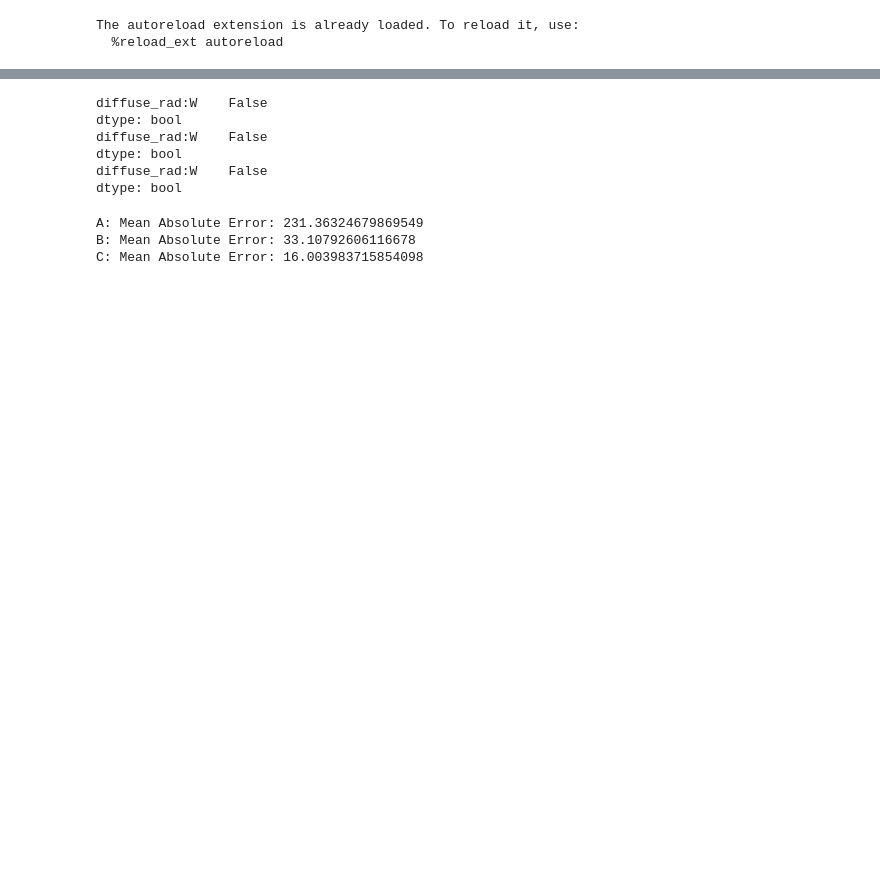
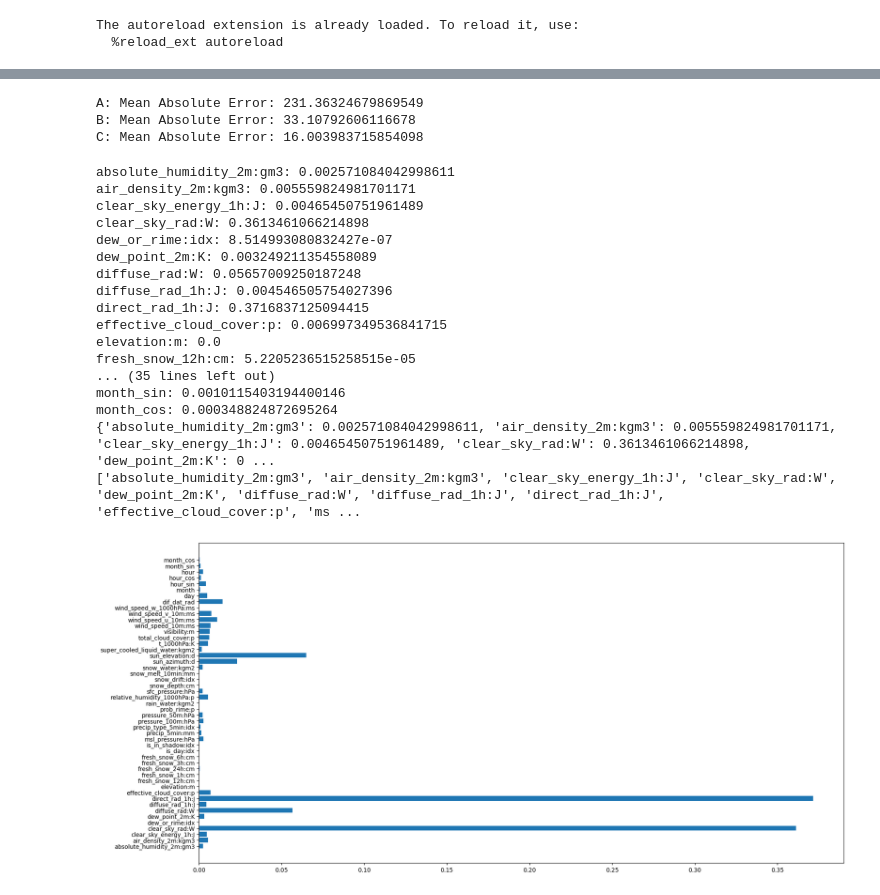
Before and after one commit to simenfritzner/TDT4173-ML-task, a Jupyter notebook: src/Models/Export_Data_to_Excel/Data_analyse_med_RF.ipynb, the cells around one changed output, grey strips where cells are left out. Saved outputs shown, nothing was run; the diff lists cells and outputs as text; code cells hidden in the pictures; blank space fills up the shorter version.

```diff
--- a/src/Models/Export_Data_to_Excel/Data_analyse_med_RF.ipynb
+++ b/src/Models/Export_Data_to_Excel/Data_analyse_med_RF.ipynb
@@ -31,12 +22,0 @@ y_c_augmented = y_c
-# %%
-X_observed_a = agumenting_time(X_observed_a.copy())
-X_observed_b = agumenting_time(X_observed_b.copy())
-X_observed_c = agumenting_time(X_observed_c.copy())
-
-X_estimated_a = agumenting_time(X_estimated_a.copy())
-X_estimated_b = agumenting_time(X_estimated_b.copy())
-X_estimated_c = agumenting_time(X_estimated_c.copy())
-
-X_test_a = agumenting_time(X_test_a.copy())
-X_test_b = agumenting_time(X_test_b.copy())
-X_test_c = agumenting_time(X_test_c.copy())
@@ -232,6 +33,7 @@ selected_features = ['date_forecast',
  'diffuse_rad:W',
  'diffuse_rad_1h:J',
  'direct_rad_1h:J',
+#'direct_rad:W',
  'effective_cloud_cover:p',
  'elevation:m',
  'fresh_snow_12h:cm',
@@ -264,7 +66,7 @@ selected_features = ['date_forecast',
  'wind_speed_u_10m:ms',
  'wind_speed_v_10m:ms',
  'wind_speed_w_1000hPa:ms',
-                    "dif_dat_rad","day","month","hour_sin", "hour_cos"]
+                    "dif_dat_rad","day","month","hour_sin", "hour_cos", ]
 hyperparameters = {'max_depth': None, 'n_estimators': 100, 'n_jobs' : -1}
 Best_parameters_a = {'max_depth': None, 'min_samples_leaf': 4, 'min_samples_split': 2, 'n_estimators': 200}
 Best_parameters_b= {'max_depth': 20, 'min_samples_leaf': 4, 'min_samples_split': 2, 'n_estimators': 200}
@@ -287,14 +74,3 @@ dtype: bool
-# %%
-print(X_estimated_a[["diffuse_rad:W"]].isna().any())
-print(X_estimated_b[["diffuse_rad:W"]].isna().any())
-print(X_estimated_c[["diffuse_rad:W"]].isna().any())
-# %% [output]
-diffuse_rad:W    False
-dtype: bool
-diffuse_rad:W    False
-dtype: bool
-diffuse_rad:W    False
-dtype: bool
 # %%
 rf_a = Random_Forest(Best_parameters_a, subset_X_observed_a, X_estimated_a, y_a, selected_features)
 rf_a.fit()
@@ -330,3 +106,24 @@ y_pred_rf_test = np.concatenate((rf_a.prediction, rf_b.prediction, rf_c.predicti
 y_pred_rf_valid = np.concatenate((rf_a.pred_estimated, rf_b.pred_estimated, rf_c.pred_estimated), axis=0)
 # %%
 submission("rf_med_diff_dat_og_augmented_y_day_and_month_new_parameters_3.csv", y_pred_rf_test, "../../")
+# %%
+rf_a.feature_importence_plot()
+# %% [output]
+absolute_humidity_2m:gm3: 0.002571084042998611
+air_density_2m:kgm3: 0.005559824981701171
+clear_sky_energy_1h:J: 0.00465450751961489
+clear_sky_rad:W: 0.3613461066214898
+dew_or_rime:idx: 8.514993080832427e-07
+dew_point_2m:K: 0.003249211354558089
+diffuse_rad:W: 0.05657009250187248
+diffuse_rad_1h:J: 0.004546505754027396
+direct_rad_1h:J: 0.3716837125094415
+effective_cloud_cover:p: 0.006997349536841715
+elevation:m: 0.0
+fresh_snow_12h:cm: 5.2205236515258515e-05
+... (35 lines left out)
+month_sin: 0.0010115403194400146
+month_cos: 0.000348824872695264
+{'absolute_humidity_2m:gm3': 0.002571084042998611, 'air_density_2m:kgm3': 0.005559824981701171, 'clear_sky_energy_1h:J': 0.00465450751961489, 'clear_sky_rad:W': 0.3613461066214898, 'dew_point_2m:K': 0 ...
+['absolute_humidity_2m:gm3', 'air_density_2m:kgm3', 'clear_sky_energy_1h:J', 'clear_sky_rad:W', 'dew_point_2m:K', 'diffuse_rad:W', 'diffuse_rad_1h:J', 'direct_rad_1h:J', 'effective_cloud_cover:p', 'ms ...
+[figure, added]
```
Also changed, not shown: parts of 24 cells of this notebook, 12 other files.
